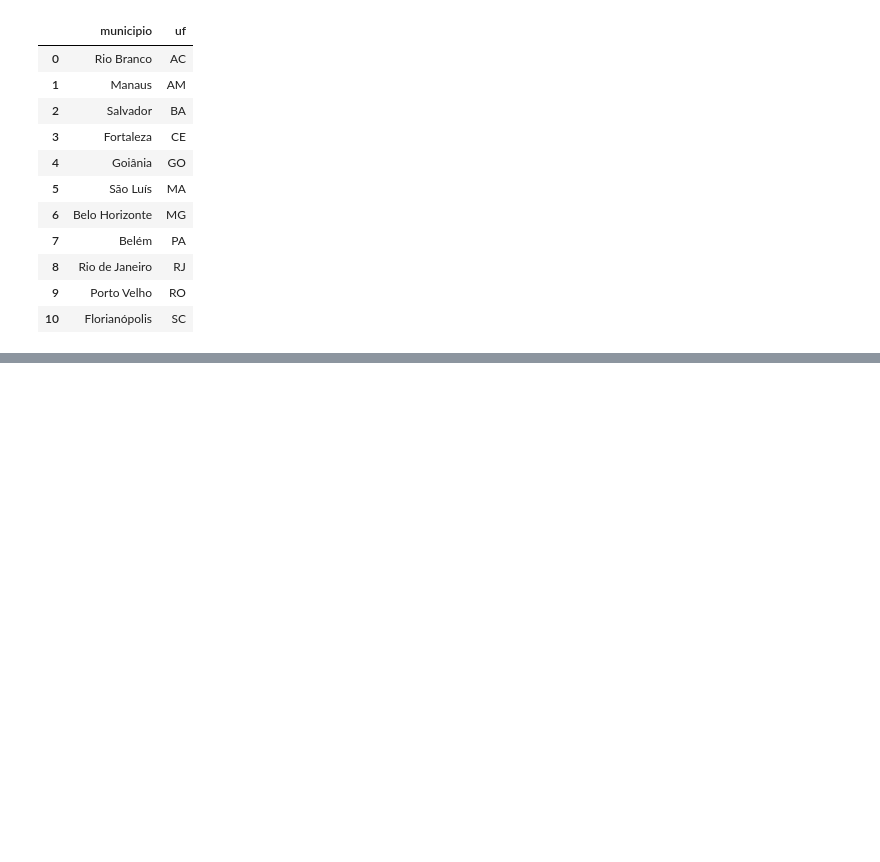
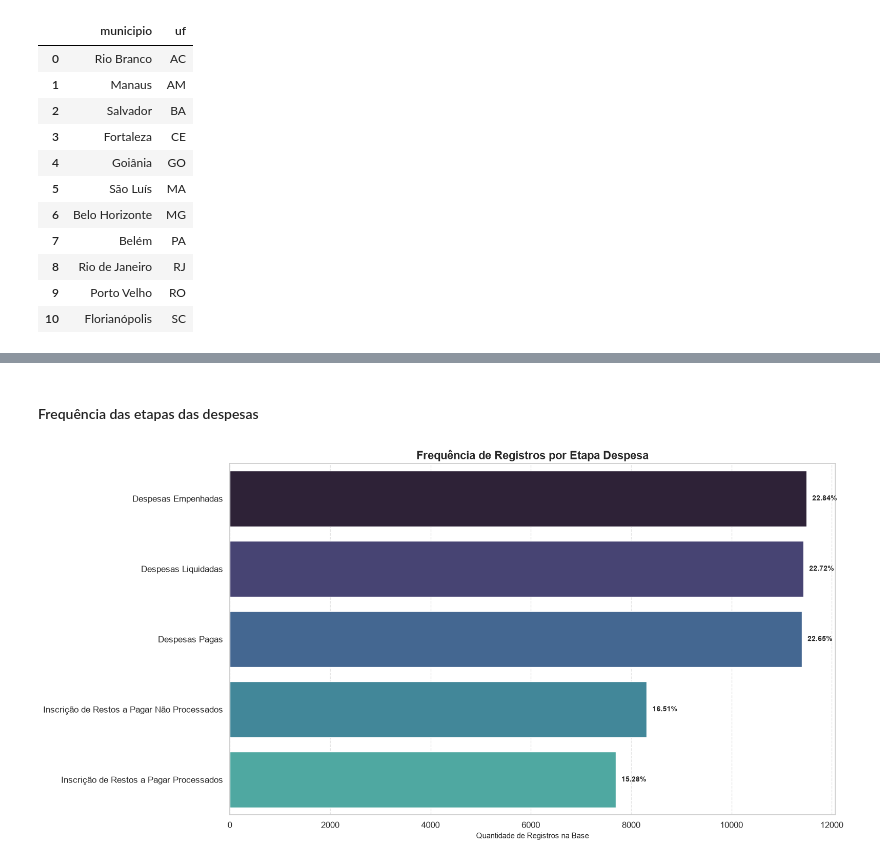
Before and after one commit to doardoE/Desafio-Analista-de-Dados-Sefaz-Macei-, a Jupyter notebook: notebooks/analise_exploratoria.ipynb, the cells around one changed output, grey strips where cells are left out. Saved outputs shown, nothing was run; the diff lists cells and outputs as text; code cells hidden in the pictures; blank space fills up the shorter version.

```diff
--- a/notebooks/analise_exploratoria.ipynb
+++ b/notebooks/analise_exploratoria.ipynb
@@ -65,0 +92,8 @@ capitais_assiduas(con).df()
+# %% [markdown]
+#### Frequência das etapas das despesas
+# %%
+coluna = "etapa_despesa"
+df = frequencia_categoria(con, coluna).df()
+plotar_frequencia_categoria(df, coluna)
+# %% [output]
+[figure, added]
```
Also changed, not shown: parts of 5 cells of this notebook, 4 other files.
